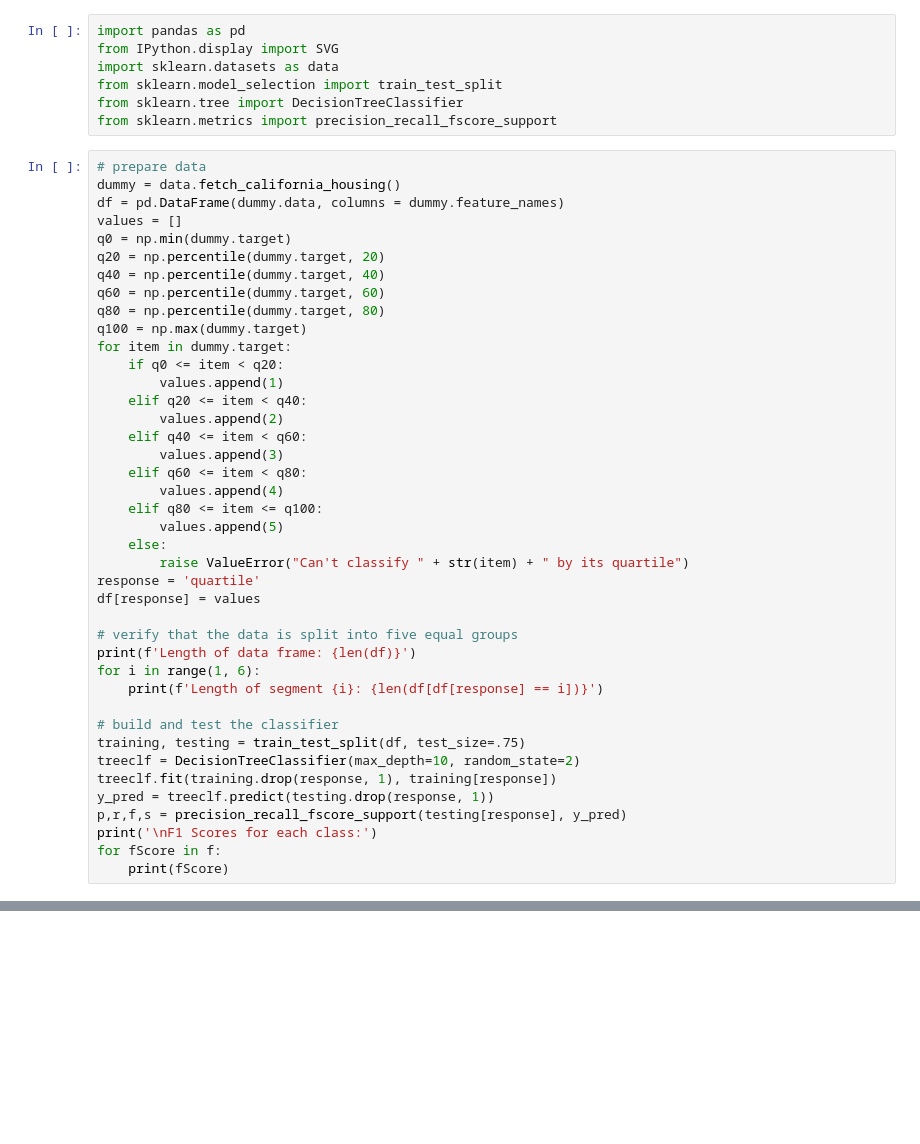
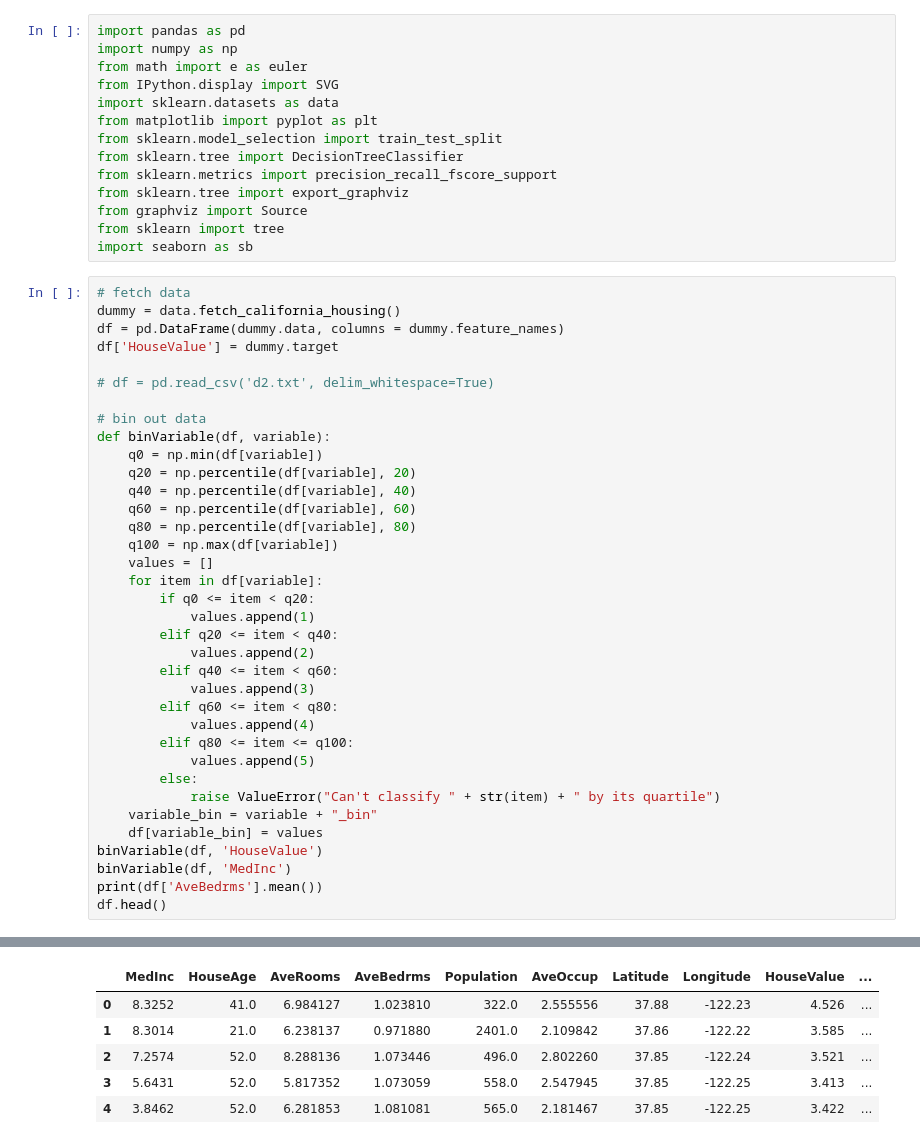
Before and after one commit to tjbrower/project8, a Jupyter notebook: Alex.ipynb, the cells around one changed output, grey strips where cells are left out. Saved outputs shown, nothing was run; the diff lists cells and outputs as text; blank space fills up the shorter version.

Commit message:
done with decision tree

```diff
--- a/Alex.ipynb
+++ b/Alex.ipynb
@@ -1,49 +1,51 @@
 # %%
 import pandas as pd
+import numpy as np
+from math import e as euler
 from IPython.display import SVG
 import sklearn.datasets as data
+from matplotlib import pyplot as plt
 from sklearn.model_selection import train_test_split
 from sklearn.tree import DecisionTreeClassifier
 from sklearn.metrics import precision_recall_fscore_support
+from sklearn.tree import export_graphviz
+from graphviz import Source
+from sklearn import tree
+import seaborn as sb
 # %%
-# prepare data
+# fetch data
 dummy = data.fetch_california_housing()
 df = pd.DataFrame(dummy.data, columns = dummy.feature_names)
-values = []
-q0 = np.min(dummy.target)
-q20 = np.percentile(dummy.target, 20)
-q40 = np.percentile(dummy.target, 40)
-q60 = np.percentile(dummy.target, 60)
-q80 = np.percentile(dummy.target, 80)
-q100 = np.max(dummy.target)
-for item in dummy.target:
-    if q0 <= item < q20:
-        values.append(1)
-    elif q20 <= item < q40:
-        values.append(2)
-    elif q40 <= item < q60:
-        values.append(3)
-    elif q60 <= item < q80:
-        values.append(4)
-    elif q80 <= item <= q100:
-        values.append(5)
-    else:
-        raise ValueError("Can't classify " + str(item) + " by its quartile")
-response = 'quartile'
-df[response] = values
+df['HouseValue'] = dummy.target
 
-# verify that the data is split into five equal groups
-print(f'Length of data frame: {len(df)}')
-for i in range(1, 6):
-    print(f'Length of segment {i}: {len(df[df[response] == i])}')
+# df = pd.read_csv('d2.txt', delim_whitespace=True)
 
-# build and test the classifier
-training, testing = train_test_split(df, test_size=.75)
-treeclf = DecisionTreeClassifier(max_depth=10, random_state=2)
-treeclf.fit(training.drop(response, 1), training[response])
-y_pred = treeclf.predict(testing.drop(response, 1))
-p,r,f,s = precision_recall_fscore_support(testing[response], y_pred)
-print('\nF1 Scores for each class:')
-for fScore in f:
-    print(fScore)
+# bin out data
+def binVariable(df, variable):
+    q0 = np.min(df[variable])
+    q20 = np.percentile(df[variable], 20)
+    q40 = np.percentile(df[variable], 40)
+    q60 = np.percentile(df[variable], 60)
+    q80 = np.percentile(df[variable], 80)
+    q100 = np.max(df[variable])
+    values = []
+    for item in df[variable]:
+        if q0 <= item < q20:
+            values.append(1)
+        elif q20 <= item < q40:
+            values.append(2)
+        elif q40 <= item < q60:
+            values.append(3)
+        elif q60 <= item < q80:
+            values.append(4)
+        elif q80 <= item <= q100:
+            values.append(5)
+        else:
+            raise ValueError("Can't classify " + str(item) + " by its quartile")
+    variable_bin = variable + "_bin"
+    df[variable_bin] = values
+binVariable(df, 'HouseValue')
+binVariable(df, 'MedInc')
+print(df['AveBedrms'].mean())
+df.head()
 # %% [output]
@@ -62,0 +53,6 @@ F1 Scores for each class:
+|  | MedInc | HouseAge | AveRooms | AveBedrms | Population | AveOccup | Latitude | Longitude | HouseValue | ... |
+| 0 | 8.3252 | 41.0 | 6.984127 | 1.023810 | 322.0 | 2.555556 | 37.88 | -122.23 | 4.526 | ... |
+| 1 | 8.3014 | 21.0 | 6.238137 | 0.971880 | 2401.0 | 2.109842 | 37.86 | -122.22 | 3.585 | ... |
+| 2 | 7.2574 | 52.0 | 8.288136 | 1.073446 | 496.0 | 2.802260 | 37.85 | -122.24 | 3.521 | ... |
+| 3 | 5.6431 | 52.0 | 5.817352 | 1.073059 | 558.0 | 2.547945 | 37.85 | -122.25 | 3.413 | ... |
+| 4 | 3.8462 | 52.0 | 6.281853 | 1.081081 | 565.0 | 2.181467 | 37.85 | -122.25 | 3.422 | ... |
```
Also changed, not shown: parts of 10 cells of this notebook, 3 other files.
